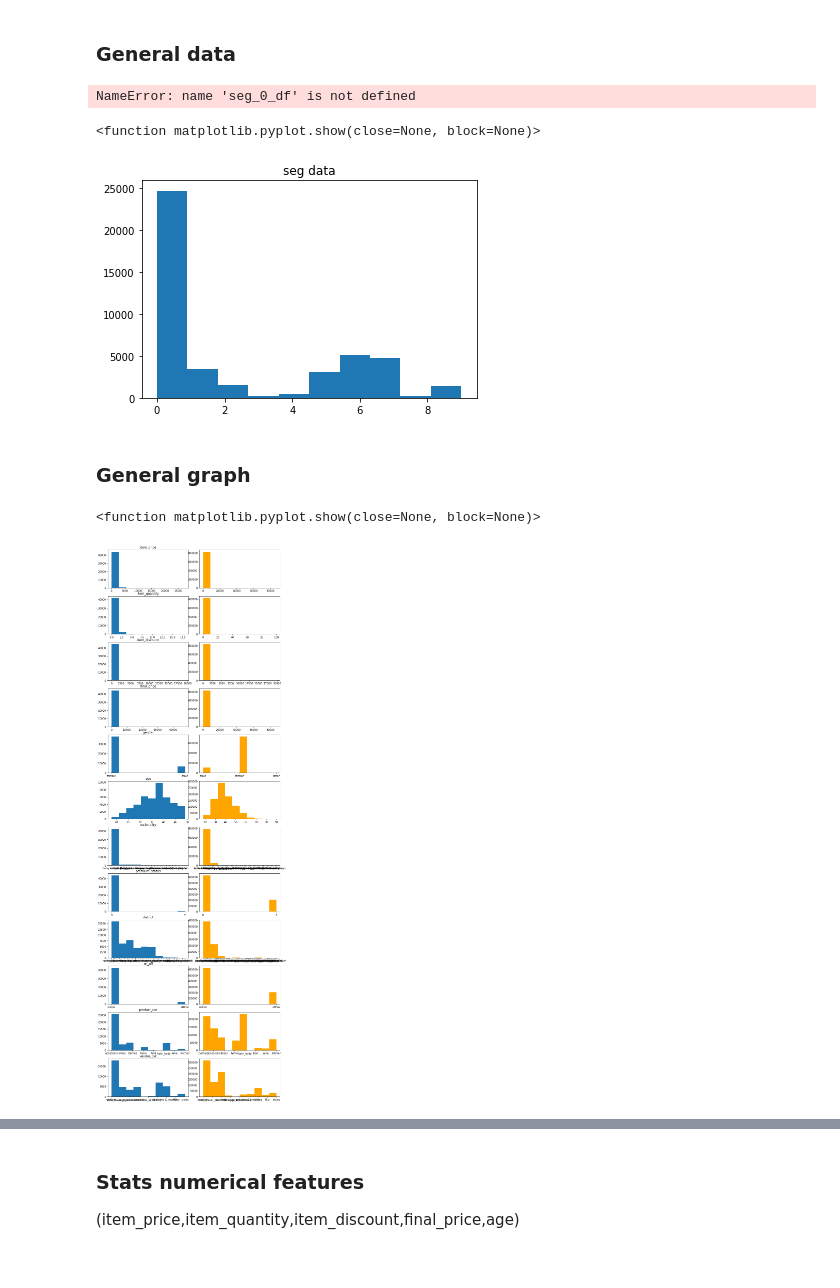
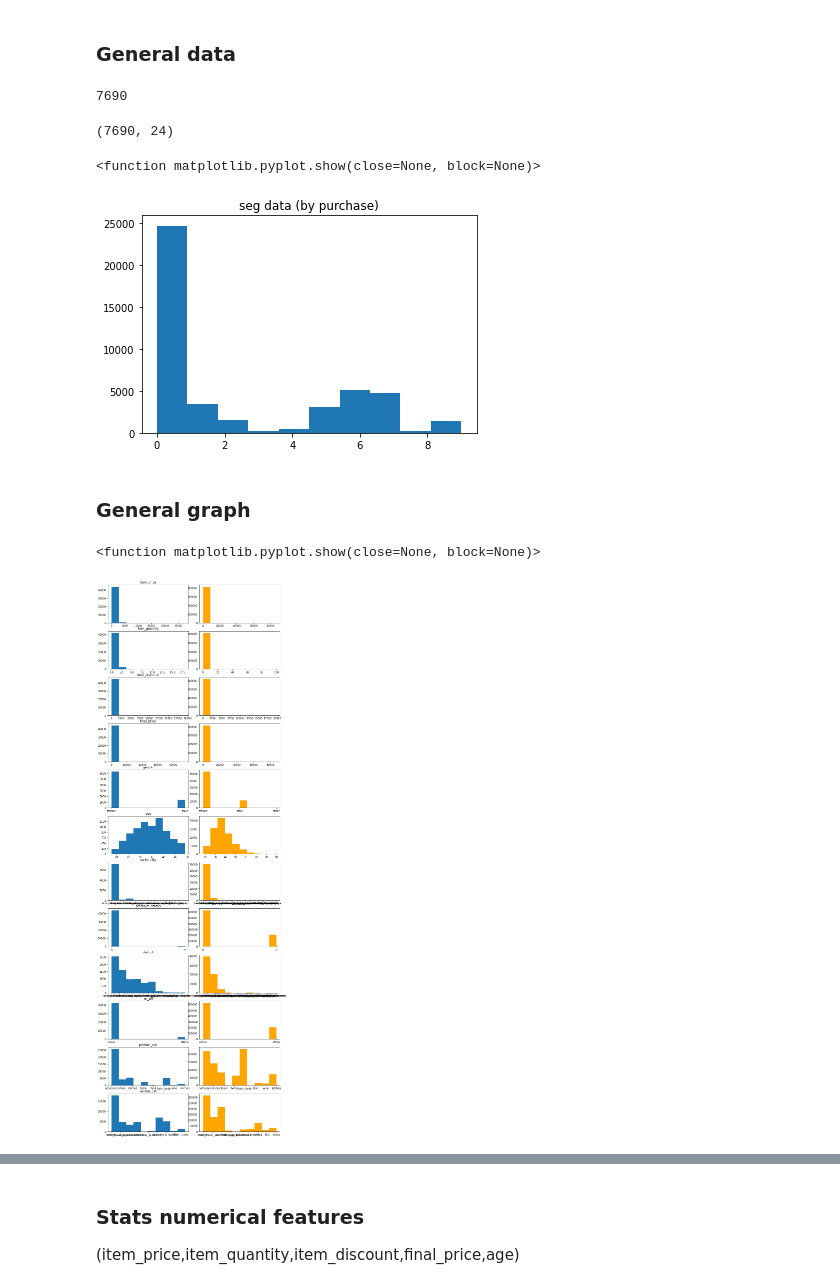
Before and after one commit to polgariovabrigi/frontend_onthelistcrm, a Jupyter notebook: notebooks/segmentation_analysis_ben.ipynb, the cells around one changed output, grey strips where cells are left out. Drawn from its saved outputs; the diff is of its cells as text; code cells hidden in the pictures.

```diff
--- a/notebooks/segmentation_analysis_ben.ipynb
+++ b/notebooks/segmentation_analysis_ben.ipynb
@@ -6,6 +6,7 @@ import numpy as np
 # %%
 data_df = pd.read_pickle('../on_the_list_crm/data/segmentation_all_df_07_01_2022.pkl')
 seg_df = pd.read_pickle('../on_the_list_crm/data/segmentation_07_01_2022.pkl')
+data_df_cust = data_df.drop_duplicates(subset=['customer_ID'], keep='last')
 # %%
 data_df.shape
 # %% [output]
@@ -52,17 +366,22 @@ seg_9_df = seg_df[seg_df['customer_segmentation'] == 9]
 ### General data
 # %%
 seg_0_list = seg_0_df['customer_ID'].unique().tolist()
+len(seg_0_list)
 # %% [output]
-NameError: name 'seg_0_df' is not defined
+7690
 # %%
 data_0_df = data_df[data_df['customer_ID'].isin(seg_0_list)]
+data_0_df_cust = data_0_df.drop_duplicates(subset=['customer_ID'], keep='last')
+data_0_df_cust.shape
+# %% [output]
+(7690, 24)
 # %%
 plt.hist(data_0_df['segmentation'])
-plt.title("seg data")
+plt.title("seg data (by purchase)")
 plt.show
 # %% [output]
 <function matplotlib.pyplot.show(close=None, block=None)>
-[figure, old version]
+[figure, new version]
 # %% [markdown]
 ### General graph
 # %%
@@ -87,42 +406,42 @@ ax[3, 0].hist(data_0_df['final_price'])
 ax[3, 0].title.set_text('final_price')
 ax[3, 1].hist(data_df['final_price'],color='orange')
 
-ax[4, 0].hist(data_0_df['gender'])
+ax[4, 0].hist(data_0_df_cust['gender'])
 ax[4, 0].title.set_text('gender')
-ax[4, 1].hist(data_df['gender'],color='orange')
+ax[4, 1].hist(data_df_cust['gender'],color='orange')
 
-ax[5, 0].hist(data_0_df['age'])
+ax[5, 0].hist(data_0_df_cust['age'])
 ax[5, 0].title.set_text('age')
-ax[5, 1].hist(data_df['age'],color='orange')
+ax[5, 1].hist(data_df_cust['age'],color='orange')
 
-ax[6, 0].hist(data_0_df['nationality'])
+ax[6, 0].hist(data_0_df_cust['nationality'])
 ax[6, 0].title.set_text('nationality')
-ax[6, 1].hist(data_df['nationality'],color='orange')
+ax[6, 1].hist(data_df_cust['nationality'],color='orange')
 
 ax[7, 0].hist(data_0_df['premium_status'])
 ax[7, 0].title.set_text('premium_status')
 ax[7, 1].hist(data_df['premium_status'],color='orange')
 
-ax[8, 0].hist(data_0_df['district'])
+ax[8, 0].hist(data_0_df_cust['district'])
 ax[8, 0].title.set_text('district')
-ax[8, 1].hist(data_df['district'],color='orange')
+ax[8, 1].hist(data_df_cust['district'],color='orange')
 
 ax[9, 0].hist(data_0_df['on_off'])
 ax[9, 0].title.set_text('on_off')
 ax[9, 1].hist(data_df['on_off'],color='orange')
 
 ax[10, 0].hist(data_0_df['product_cat'])
 ax[10, 0].title.set_text('product_cat')
 ax[10, 1].hist(data_df['product_cat'],color='orange')
 
 ax[11, 0].hist(data_0_df['vendor_cat'])
 ax[11, 0].title.set_text('vendor_cat')
 ax[11, 1].hist(data_df['vendor_cat'],color='orange')
 
 plt.show
 # %% [output]
 <function matplotlib.pyplot.show(close=None, block=None)>
-[figure, old version]
+[figure, new version]
 # %%
 #define subplots
 fig, ax = plt.subplots(5, 2, figsize=(10,12))
```
Also changed, not shown: parts of 19 cells of this notebook, 1 other file.
